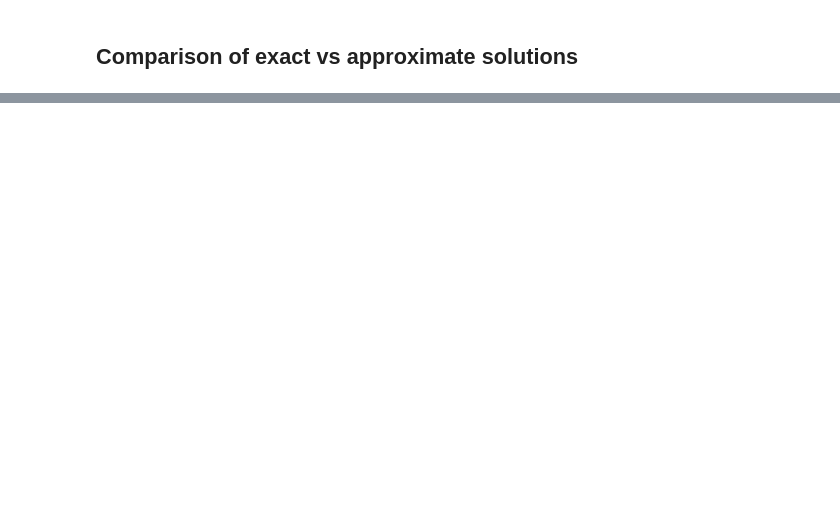
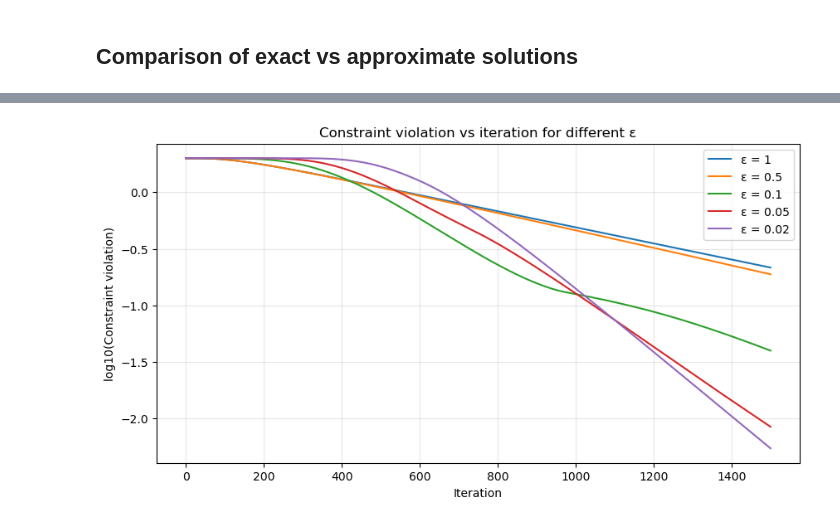
Before and after one commit to gpeyre/flow-sinkhorn, a Jupyter notebook: examples/planar-graph.ipynb, the cells around one changed output, grey strips where cells are left out. Saved outputs shown, nothing was run; the diff lists cells and outputs as text; code cells hidden in the pictures; blank space fills up the shorter version.

```diff
--- a/examples/planar-graph.ipynb
+++ b/examples/planar-graph.ipynb
@@ -59,12 +55,2 @@ for i in range(n):
 # %% [markdown]
 Create source (>0) and destination (<0) mass vector $z$ with zero total mean.
-# %%
-z = np.zeros(n)
-z[np.argmin(X[1]+X[0])] = 1
-z[np.argmax(X[1]+X[0])] = -1
-p = 1
-for _ in range(p):  # diffuse a bit on the graph
-    z = A @ z + z
-z = np.sign(z)
-z[z > 0] = z[z > 0] / np.sum(z[z > 0])
-z[z < 0] = -z[z < 0] / np.sum(z[z < 0])
@@ -244,0 +204,18 @@ plt.show()
+# %%
+epsilons = [1, 0.5, 0.1, 0.05, .02]
+niter_eps = 1500
+
+plt.figure(figsize=(10, 5))
+
+for eps in epsilons:
+    _, err_eps, _ = sinkhorn_w1(W, z, epsilon=eps, niter=niter_eps)
+    plt.plot(np.log10(np.maximum(err_eps, 1e-300)), label=f'ε = {eps}')
+
+plt.xlabel('Iteration')
+plt.ylabel('log10(Constraint violation)')
+plt.title('Constraint violation vs iteration for different ε')
+plt.grid(True, alpha=0.3)
+plt.legend()
+plt.show()
+# %% [output]
+[figure, added]
```
Also changed, not shown: parts of 14 cells of this notebook, 10 other files.
